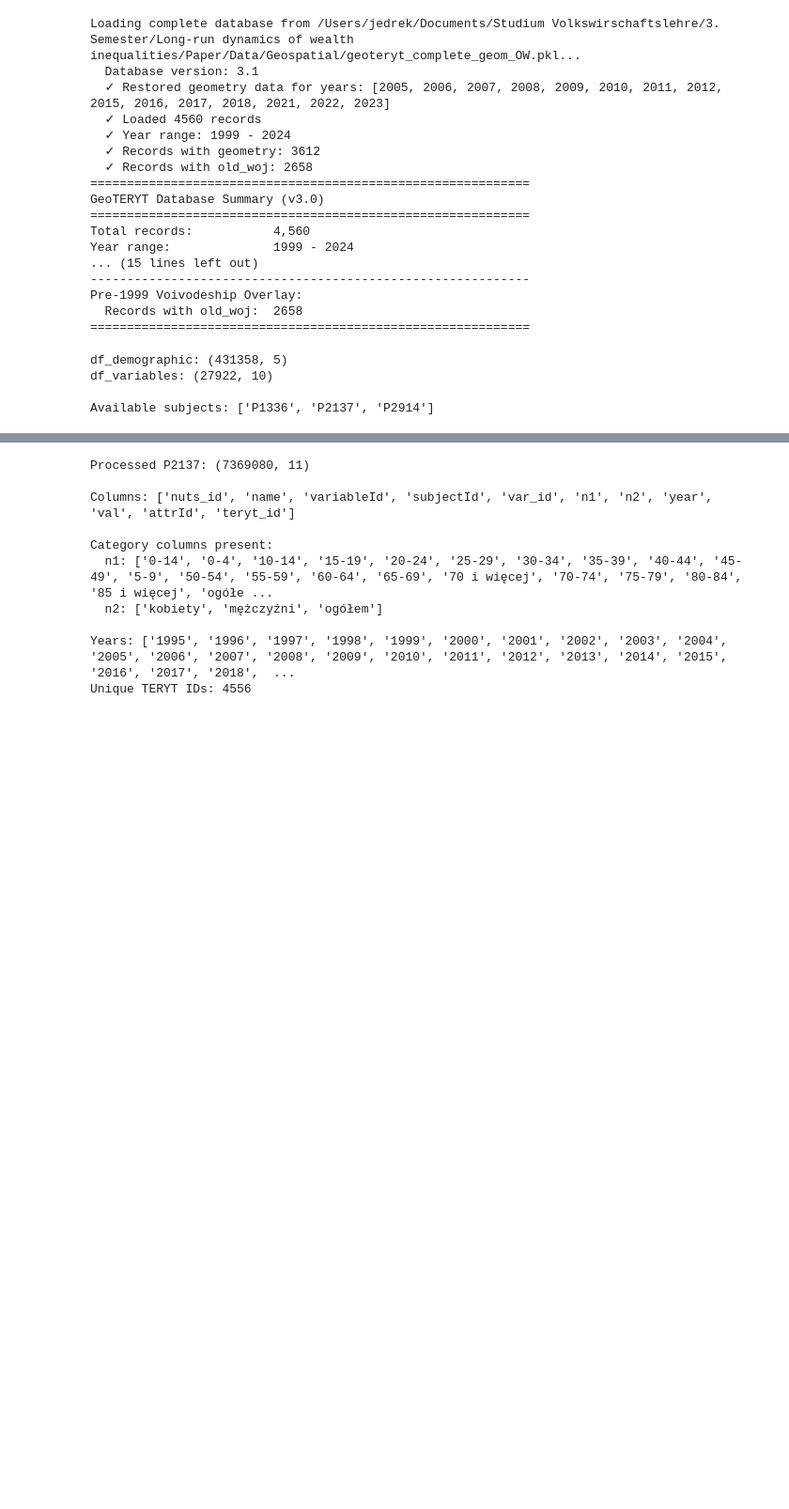
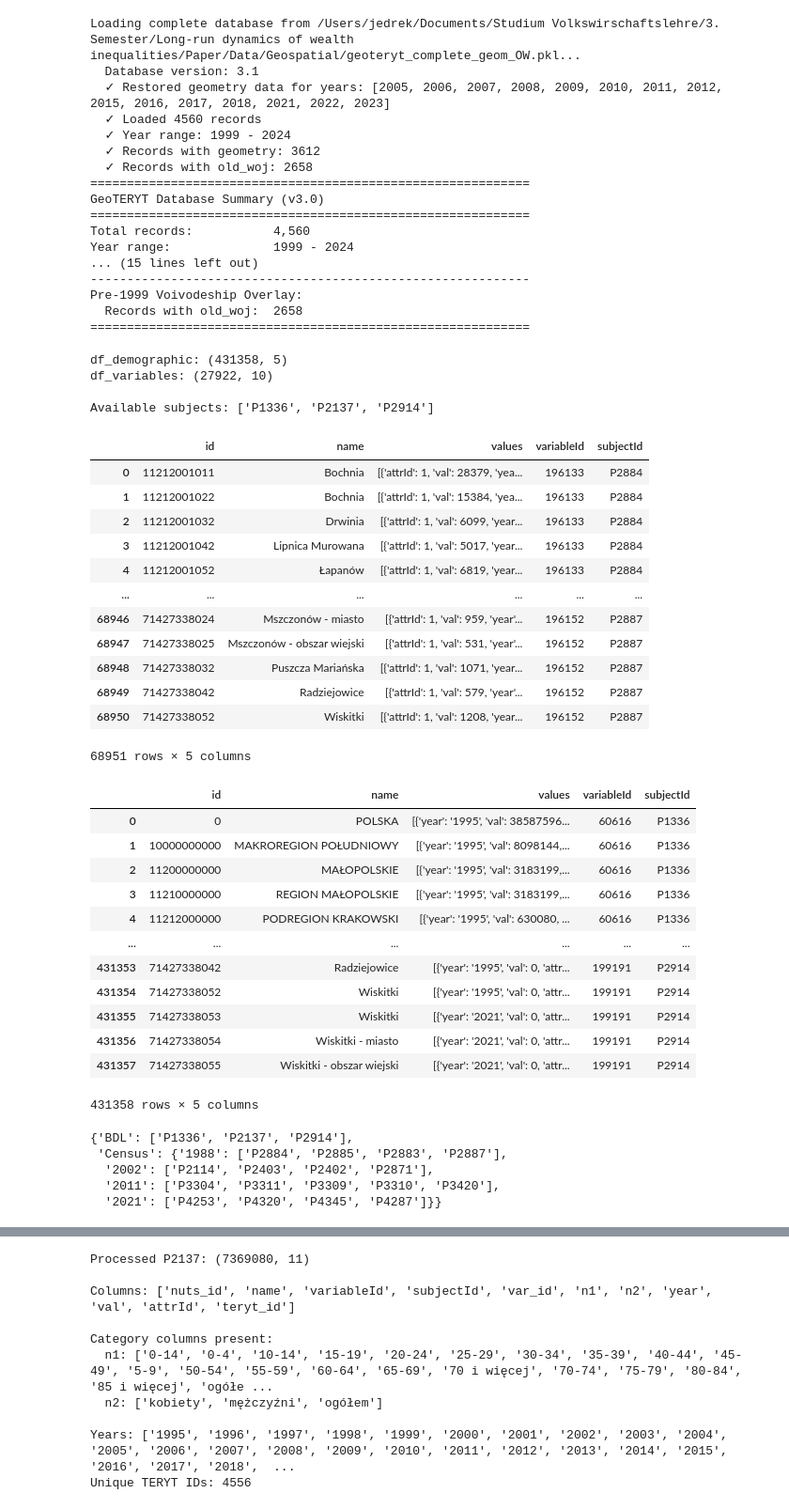
Before and after one commit to jendrkk/LRDWI-Paper, a Jupyter notebook: Code/analysis/GUS01F_geoTERYT_data.ipynb, the cells around one changed output, grey strips where cells are left out. Shown at 94% size. Drawn from its saved outputs; the diff is of its cells as text; code cells hidden in the pictures; blank space fills up the shorter version.

```diff
--- a/Code/analysis/GUS01F_geoTERYT_data.ipynb
+++ b/Code/analysis/GUS01F_geoTERYT_data.ipynb
@@ -93,0 +111,54 @@ Available subjects: ['P1336', 'P2137', 'P2914']
+# %%
+display(df_c_1988)
+display(df_demographic)
+# %% [output]
+|  | id | name | values | variableId | subjectId |
+| 0 | 11212001011 | Bochnia | [{'attrId': 1, 'val': 28379, 'yea... | 196133 | P2884 |
+| 1 | 11212001022 | Bochnia | [{'attrId': 1, 'val': 15384, 'yea... | 196133 | P2884 |
+| 2 | 11212001032 | Drwinia | [{'attrId': 1, 'val': 6099, 'year... | 196133 | P2884 |
+| 3 | 11212001042 | Lipnica Murowana | [{'attrId': 1, 'val': 5017, 'year... | 196133 | P2884 |
+| 4 | 11212001052 | Łapanów | [{'attrId': 1, 'val': 6819, 'year... | 196133 | P2884 |
+| ... | ... | ... | ... | ... | ... |
+| 68946 | 71427338024 | Mszczonów - miasto | [{'attrId': 1, 'val': 959, 'year'... | 196152 | P2887 |
+| 68947 | 71427338025 | Mszczonów - obszar wiejski | [{'attrId': 1, 'val': 531, 'year'... | 196152 | P2887 |
+| 68948 | 71427338032 | Puszcza Mariańska | [{'attrId': 1, 'val': 1071, 'year... | 196152 | P2887 |
+| 68949 | 71427338042 | Radziejowice | [{'attrId': 1, 'val': 579, 'year'... | 196152 | P2887 |
+| 68950 | 71427338052 | Wiskitki | [{'attrId': 1, 'val': 1208, 'year... | 196152 | P2887 |
+68951 rows × 5 columns
+|  | id | name | values | variableId | subjectId |
+| 0 | 0 | POLSKA | [{'year': '1995', 'val': 38587596... | 60616 | P1336 |
+| 1 | 10000000000 | MAKROREGION POŁUDNIOWY | [{'year': '1995', 'val': 8098144,... | 60616 | P1336 |
+| 2 | 11200000000 | MAŁOPOLSKIE | [{'year': '1995', 'val': 3183199,... | 60616 | P1336 |
+| 3 | 11210000000 | REGION MAŁOPOLSKIE | [{'year': '1995', 'val': 3183199,... | 60616 | P1336 |
+| 4 | 11212000000 | PODREGION KRAKOWSKI | [{'year': '1995', 'val': 630080, ... | 60616 | P1336 |
+| ... | ... | ... | ... | ... | ... |
+| 431353 | 71427338042 | Radziejowice | [{'year': '1995', 'val': 0, 'attr... | 199191 | P2914 |
+| 431354 | 71427338052 | Wiskitki | [{'year': '1995', 'val': 0, 'attr... | 199191 | P2914 |
+| 431355 | 71427338053 | Wiskitki | [{'year': '2021', 'val': 0, 'attr... | 199191 | P2914 |
+| 431356 | 71427338054 | Wiskitki - miasto | [{'year': '2021', 'val': 0, 'attr... | 199191 | P2914 |
+| 431357 | 71427338055 | Wiskitki - obszar wiejski | [{'year': '2021', 'val': 0, 'attr... | 199191 | P2914 |
+431358 rows × 5 columns
+# %%
+# Collect all subject ids
+subject_ids = {"BDL": [], "Census": {"1988" : [], "2002": [], "2011": [], "2021": []}}
+
+subject_ids["BDL"] = list(df_demographic['subjectId'].unique())
+subject_ids["Census"]["1988"] = list(df_c_1988['subjectId'].unique())
+subject_ids["Census"]["2002"] = list(df_c_2002['subjectId'].unique())
+subject_ids["Census"]["2011"] = list(df_c_2011['subjectId'].unique())
+subject_ids["Census"]["2021"] = list(df_c_2021['subjectId'].unique())
+
+subject_ids_flat = subject_ids['BDL'] + subject_ids["Census"]["1988"] + subject_ids["Census"]["2002"] \
+    + subject_ids["Census"]["2011"] + subject_ids["Census"]["2021"]
+
+subject_names_dict = {}
+for subject in subject_ids_flat:
+    subject_names_dict[subject] = ''
+
+subject_ids
+# %% [output]
+{'BDL': ['P1336', 'P2137', 'P2914'],
+ 'Census': {'1988': ['P2884', 'P2885', 'P2883', 'P2887'],
+  '2002': ['P2114', 'P2403', 'P2402', 'P2871'],
+  '2011': ['P3304', 'P3311', 'P3309', 'P3310', 'P3420'],
+  '2021': ['P4253', 'P4320', 'P4345', 'P4287']}}
```
Also changed, not shown: parts of 16 cells of this notebook, 4 other files.
